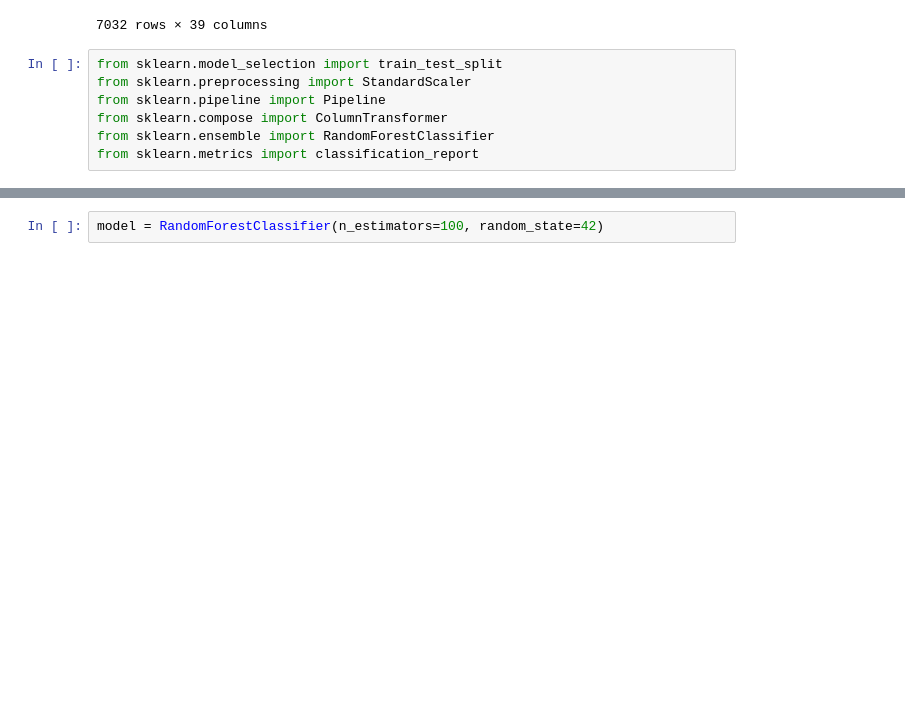
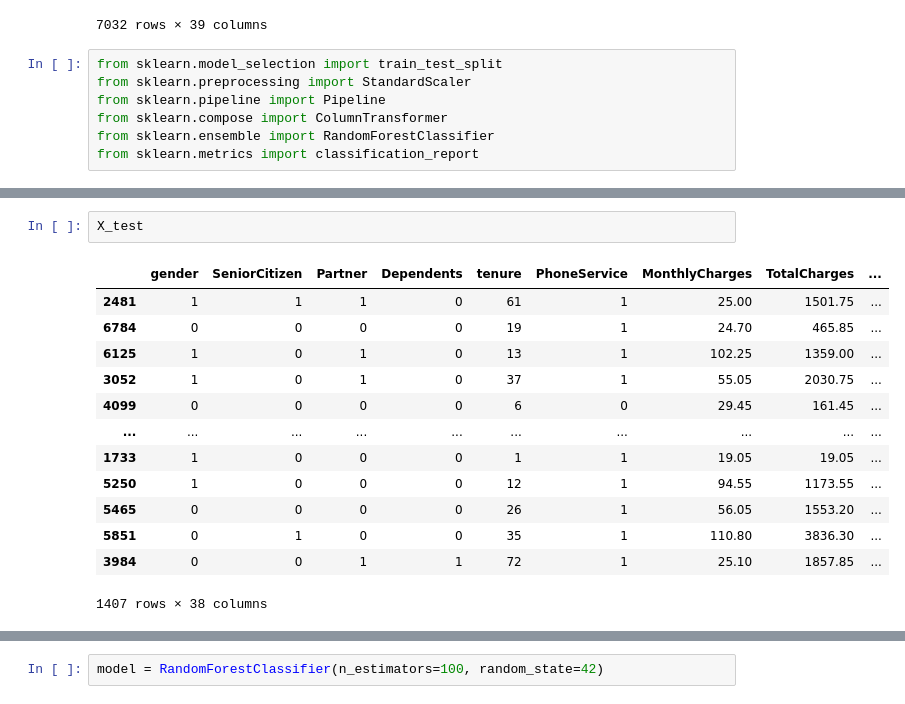
Before and after one commit to g4m3m4g/Telco-Churn-Pipeline, a Jupyter notebook: Pipeline.ipynb, the cells around one changed output, grey strips where cells are left out. Drawn from its saved outputs; the diff is of its cells as text; blank space fills up the shorter version.

```diff
--- a/Pipeline.ipynb
+++ b/Pipeline.ipynb
@@ -283,0 +300,16 @@ X_train, X_test, y_train, y_test = train_test_split(df2.drop(columns=['Churn']),
+# %%
+X_test
+# %% [output]
+|  | gender | SeniorCitizen | Partner | Dependents | tenure | PhoneService | MonthlyCharges | TotalCharges | ... |
+| 2481 | 1 | 1 | 1 | 0 | 61 | 1 | 25.00 | 1501.75 | ... |
+| 6784 | 0 | 0 | 0 | 0 | 19 | 1 | 24.70 | 465.85 | ... |
+| 6125 | 1 | 0 | 1 | 0 | 13 | 1 | 102.25 | 1359.00 | ... |
+| 3052 | 1 | 0 | 1 | 0 | 37 | 1 | 55.05 | 2030.75 | ... |
+| 4099 | 0 | 0 | 0 | 0 | 6 | 0 | 29.45 | 161.45 | ... |
+| ... | ... | ... | ... | ... | ... | ... | ... | ... | ... |
+| 1733 | 1 | 0 | 0 | 0 | 1 | 1 | 19.05 | 19.05 | ... |
+| 5250 | 1 | 0 | 0 | 0 | 12 | 1 | 94.55 | 1173.55 | ... |
+| 5465 | 0 | 0 | 0 | 0 | 26 | 1 | 56.05 | 1553.20 | ... |
+| 5851 | 0 | 1 | 0 | 0 | 35 | 1 | 110.80 | 3836.30 | ... |
+| 3984 | 0 | 0 | 1 | 1 | 72 | 1 | 25.10 | 1857.85 | ... |
+1407 rows × 38 columns
```
Also changed, not shown: parts of 6 cells of this notebook.
